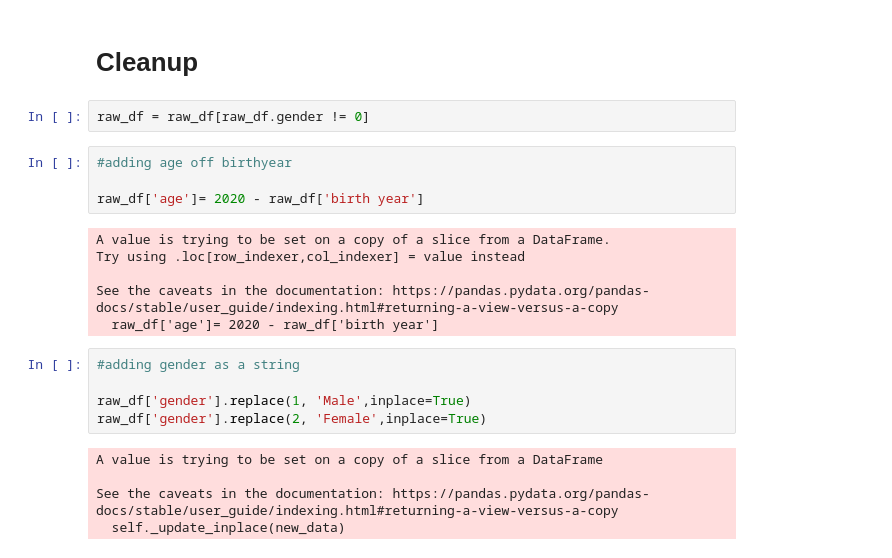
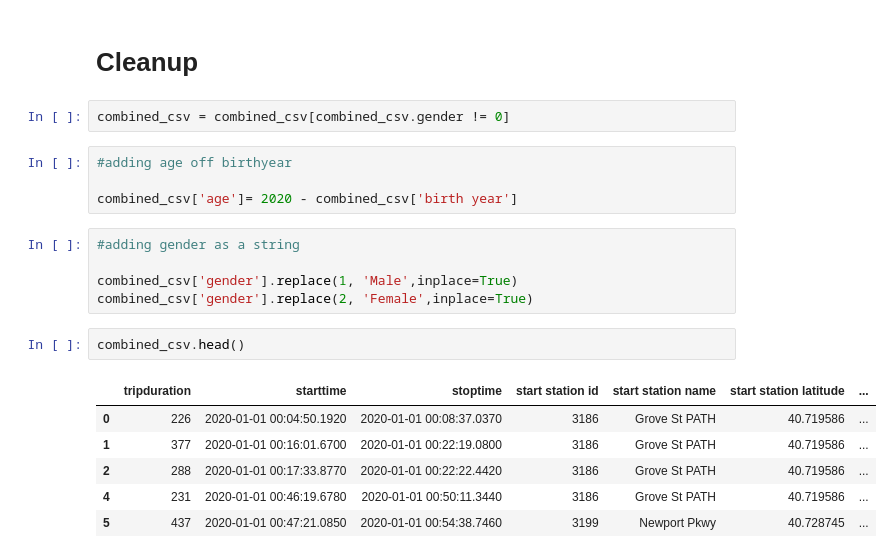
Before and after one commit to Nickfeliciano2/Citi-Bike-bigdata, a Jupyter notebook: cleanup.ipynb, the cells around one changed output. Cells and saved outputs as stored; diff of their text form.

```diff
--- a/cleanup.ipynb
+++ b/cleanup.ipynb
@@ -253,25 +281,23 @@ raw_df.tail()
 # %% [markdown]
 # Cleanup
-# %%
-raw_df = raw_df[raw_df.gender != 0]
+# %%
+combined_csv = combined_csv[combined_csv.gender != 0]
 # %%
 #adding age off birthyear
 
-raw_df['age']= 2020 - raw_df['birth year']
+combined_csv['age']= 2020 - combined_csv['birth year']
-# %% [output]
-A value is trying to be set on a copy of a slice from a DataFrame.
-Try using .loc[row_indexer,col_indexer] = value instead
-
-See the caveats in the documentation: https://pandas.pydata.org/pandas-docs/stable/user_guide/indexing.html#returning-a-view-versus-a-copy
-  raw_df['age']= 2020 - raw_df['birth year']
 # %%
 #adding gender as a string
 
-raw_df['gender'].replace(1, 'Male',inplace=True)
-raw_df['gender'].replace(2, 'Female',inplace=True)
+combined_csv['gender'].replace(1, 'Male',inplace=True)
+combined_csv['gender'].replace(2, 'Female',inplace=True)
-# %% [output]
-A value is trying to be set on a copy of a slice from a DataFrame
-
-See the caveats in the documentation: https://pandas.pydata.org/pandas-docs/stable/user_guide/indexing.html#returning-a-view-versus-a-copy
-  self._update_inplace(new_data)
+# %%
+combined_csv.head()
+# %% [output]
+|  | tripduration | starttime | stoptime | start station id | start station name | start station latitude | ... |
+| 0 | 226 | 2020-01-01 00:04:50.1920 | 2020-01-01 00:08:37.0370 | 3186 | Grove St PATH | 40.719586 | ... |
+| 1 | 377 | 2020-01-01 00:16:01.6700 | 2020-01-01 00:22:19.0800 | 3186 | Grove St PATH | 40.719586 | ... |
+| 2 | 288 | 2020-01-01 00:17:33.8770 | 2020-01-01 00:22:22.4420 | 3186 | Grove St PATH | 40.719586 | ... |
+| 4 | 231 | 2020-01-01 00:46:19.6780 | 2020-01-01 00:50:11.3440 | 3186 | Grove St PATH | 40.719586 | ... |
+| 5 | 437 | 2020-01-01 00:47:21.0850 | 2020-01-01 00:54:38.7460 | 3199 | Newport Pkwy | 40.728745 | ... |
 # %%
```
Also changed, not shown: parts of 17 cells of this notebook, 14 other files.
